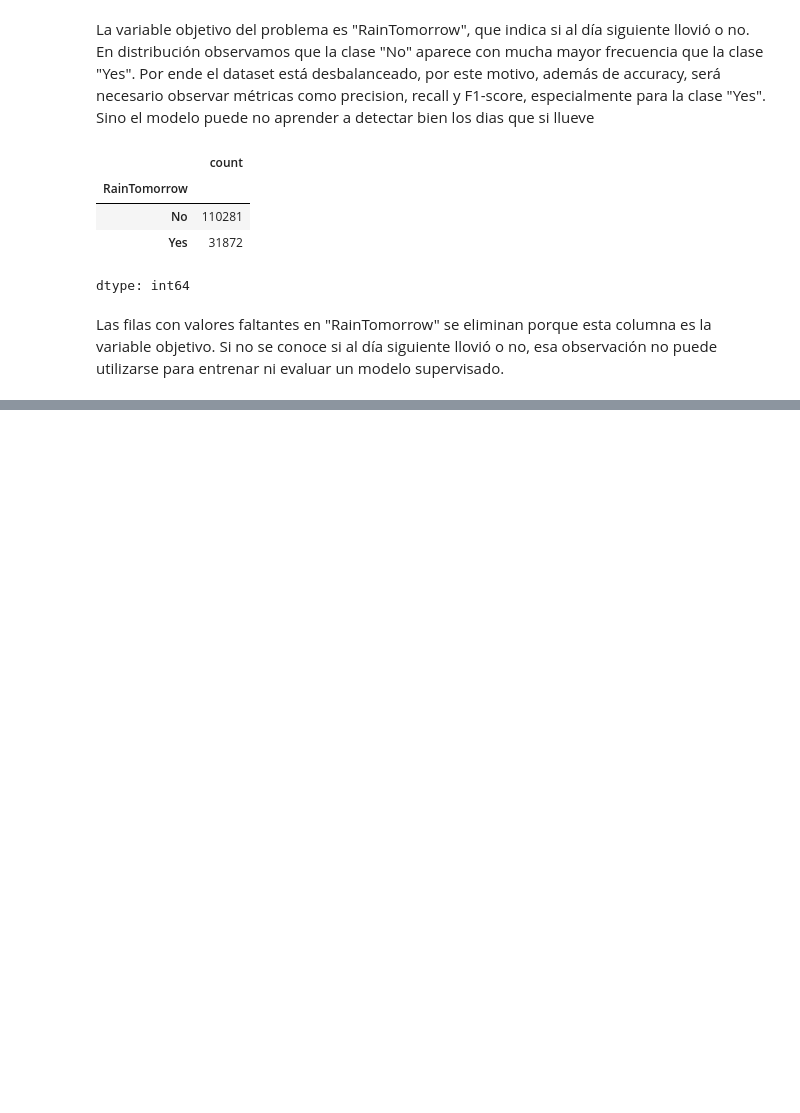
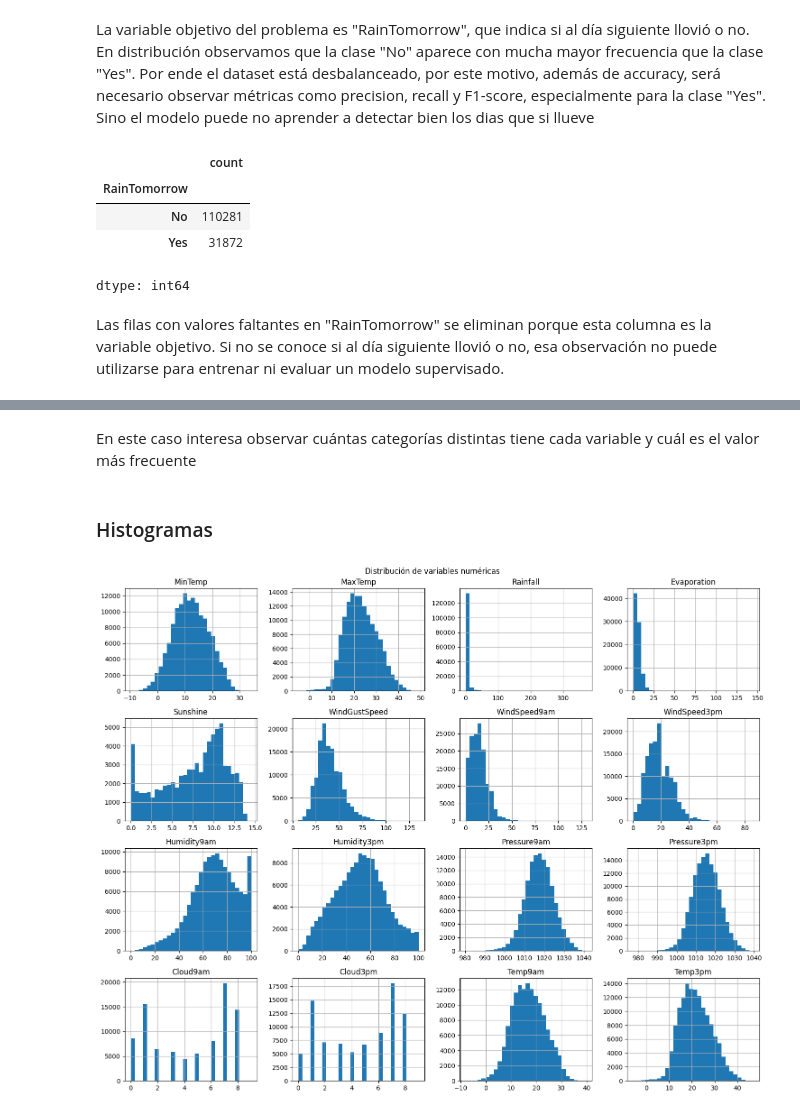
Before and after one commit to ZahirJacob/AA1-TUIA-Dimenna-Jacob-Taborda, a Jupyter notebook: TP_clasificacion_AA1.ipynb, the cells around one changed output, grey strips where cells are left out. Saved outputs shown, nothing was run; the diff lists cells and outputs as text; code cells hidden in the pictures; blank space fills up the shorter version.

```diff
--- a/TP_clasificacion_AA1.ipynb
+++ b/TP_clasificacion_AA1.ipynb
@@ -175,0 +196,10 @@ Las filas con valores faltantes en "RainTomorrow" se eliminan porque esta column
+# %%
+# identificamos variables numéricas y categóricas
+columnas_numericas = df.select_dtypes(include=["int64", "float64"]).columns
+columnas_categoricas = df.select_dtypes(include=["object"]).columns
+
+print("Variables numéricas:")
+print(columnas_numericas)
+
+print("\nVariables categóricas:")
+print(columnas_categoricas)
@@ -175,0 +253,12 @@ Las filas con valores faltantes en "RainTomorrow" se eliminan porque esta column
+# %% [markdown]
+En este caso interesa observar cuántas categorías distintas tiene cada variable y cuál es el valor más frecuente
+# %% [markdown]
+### Histogramas
+# %%
+# graficamos histogramas para observar la distribución de las variables numéricas.
+df[columnas_numericas].hist(figsize=(15, 12), bins=30)
+plt.suptitle("Distribución de variables numéricas")
+plt.tight_layout()
+plt.show()
+# %% [output]
+[figure, added]
```
Also changed, not shown: parts of 16 cells of this notebook.
